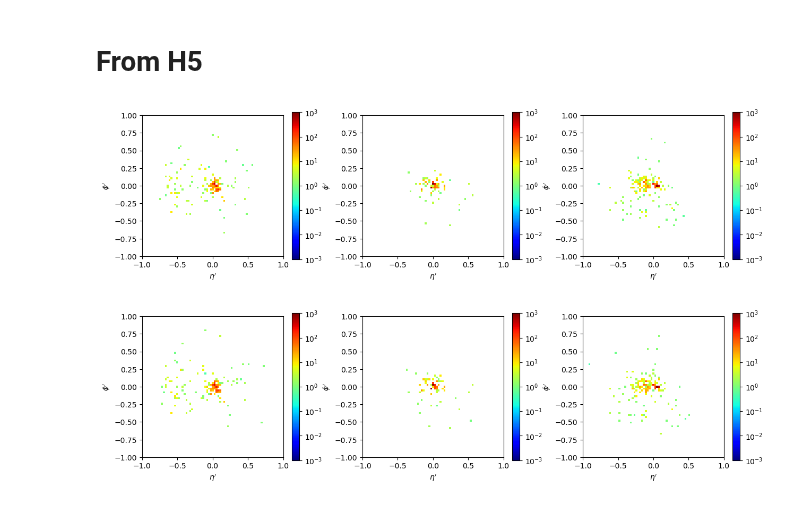
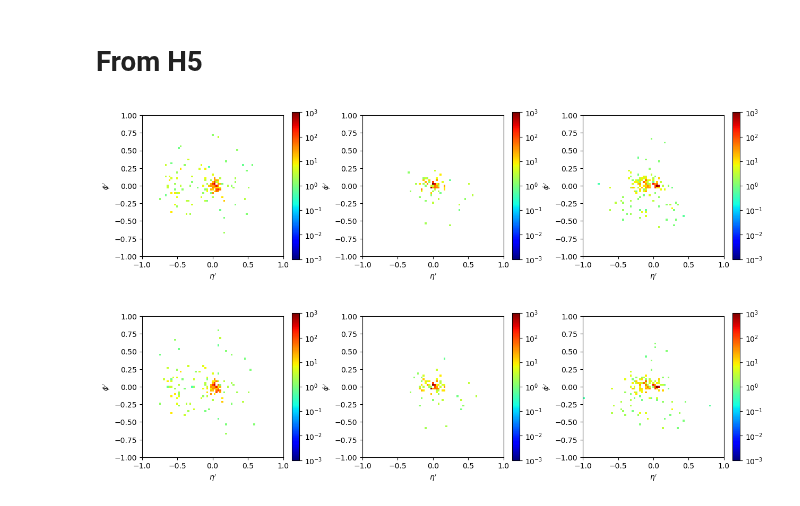
Before and after one commit to r10222035/data_augmentation, a Jupyter notebook: Sample/plot_jet_image.ipynb, the cells around one changed output. Cells and saved outputs as stored; diff of their text form; code cells hidden in the pictures.

```diff
--- a/Sample/plot_jet_image.ipynb
+++ b/Sample/plot_jet_image.ipynb
@@ -224,7 +217,7 @@ def preprocess(pts, etas, phis):
 
     return pts, eta_news, phi_news
 # %%
-h5_path = './HVmodel/data/DA/mix_sample_1.0_aug_1.h5'
+h5_path = './HVmodel/data/new/mix_sample_1.0_aug_1.h5'
 
 with h5py.File(h5_path, 'r') as f:
     original_size = f['J1/pt'].shape[0] // 2
@@ -249,31 +242,31 @@ for i in range(n):
     imag = ax[i].imshow(hist.transpose(), extent=[-1.0, 1.0, -1.0, 1.0], norm=colors.SymLogNorm(linthresh=0.0001, linscale=0.1, vmin=1e-3, vmax=1e3), cmap=cmap, origin='lower')
     ax[i].set_xlabel(r'$\eta^\prime$')
     ax[i].set_ylabel(r'$\phi^\prime$')
     cbar = plt.colorbar(imag, ax=ax[i], shrink=0.9)
 # cbar.set_label(r'$ p_{\mathrm{T}}$ [GeV]', rotation=90, labelpad=5)
 
 # 調整子圖間的水平間距
 plt.subplots_adjust(wspace=0.25)
 plt.savefig('../figures/HVmodel_jet_image_one_event_original.pdf', dpi=300, facecolor='White', bbox_inches='tight')
 plt.show()
 
 fig, ax = plt.subplots(1,n, figsize=(5*n, 4))
 
 cmap = mpl.cm.get_cmap("jet").copy()
 cmap.set_under(color='white')
 
 for i in range(n):
     hist, _, _ = np.histogram2d(eta1[n+i], phi1[n+i], bins=[75, 75], range=[[-1.0, 1.0], [-1.0, 1.0]], weights=pt1[n+i])
     imag = ax[i].imshow(hist.transpose(), extent=[-1.0, 1.0, -1.0, 1.0], norm=colors.SymLogNorm(linthresh=0.0001, linscale=0.1, vmin=1e-3, vmax=1e3), cmap=cmap, origin='lower')
     ax[i].set_xlabel(r'$\eta^\prime$')
     ax[i].set_ylabel(r'$\phi^\prime$')
     cbar = plt.colorbar(imag, ax=ax[i], shrink=0.9)
 # cbar.set_label(r'$ p_{\mathrm{T}}$ [GeV]', rotation=90, labelpad=5)
 
 # 調整子圖間的水平間距
 plt.subplots_adjust(wspace=0.25)
 plt.savefig('../figures/HVmodel_jet_image_one_event_eta_phi_smearing.pdf', dpi=300, facecolor='White', bbox_inches='tight')
 plt.show()
 # %% [output]
 [figure]
-[figure, old version]
+[figure, new version]
```
Also changed, not shown: parts of 3 cells of this notebook, 14 other files.
